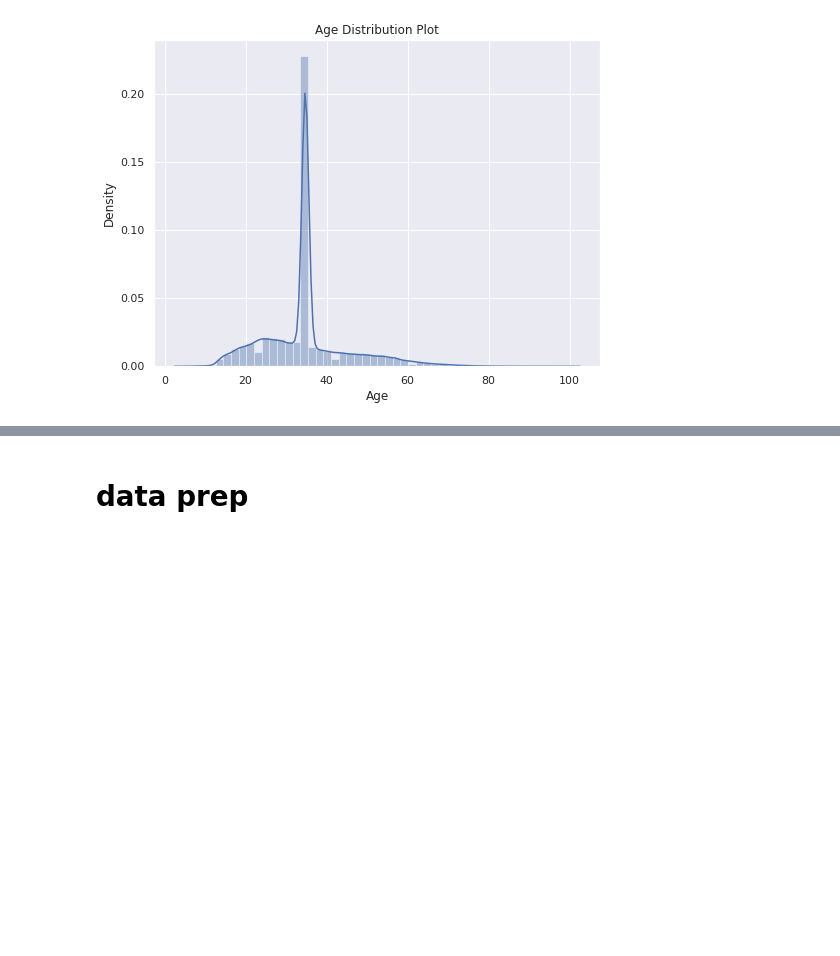
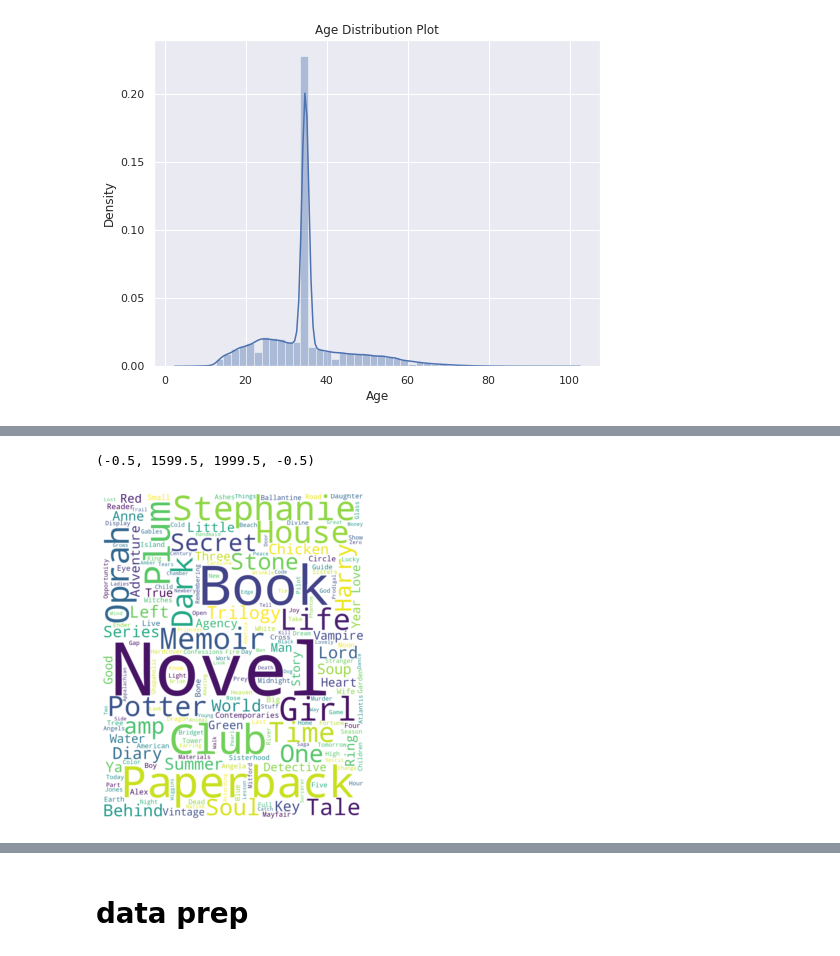
Before and after one commit to Ali-Asgar-Lakdawala/Book-Recommendation-System-capstone, a Jupyter notebook: Book_Recommendation_System_Capstone.ipynb, the cells around one changed output, grey strips where cells are left out. Drawn from its saved outputs; the diff is of its cells as text; code cells hidden in the pictures; blank space fills up the shorter version.

```diff
--- a/Book_Recommendation_System_Capstone.ipynb
+++ b/Book_Recommendation_System_Capstone.ipynb
@@ -517,0 +542,22 @@ plt.show()
+# %%
+temp_df_books=df.groupby('Book-Title').agg({'Book-Rating':'mean','Book-Title':'count'}).rename(columns={'Book-Title':'count','Book-Rating':'avg_Book_Rating'}).reset_index()
+# %%
+temp_df_books=temp_df_books[temp_df_books['count']>100]
+# %%
+#Creating the text variable
+
+text = " ".join(name for name in temp_df_books.sort_values('avg_Book_Rating',ascending=False)['Book-Title'][:500])
+
+
+# Creating word_cloud with text as argument in .generate() method
+
+word_cloud = WordCloud(width = 1600, height = 2000,collocations = False, background_color = 'white').generate(text)
+
+# Display the generated Word Cloud
+
+plt.imshow(word_cloud, interpolation='bilinear')
+
+plt.axis("off")
+# %% [output]
+(-0.5, 1599.5, 1999.5, -0.5)
+[figure, added]
```
Also changed, not shown: parts of 17 cells of this notebook.
